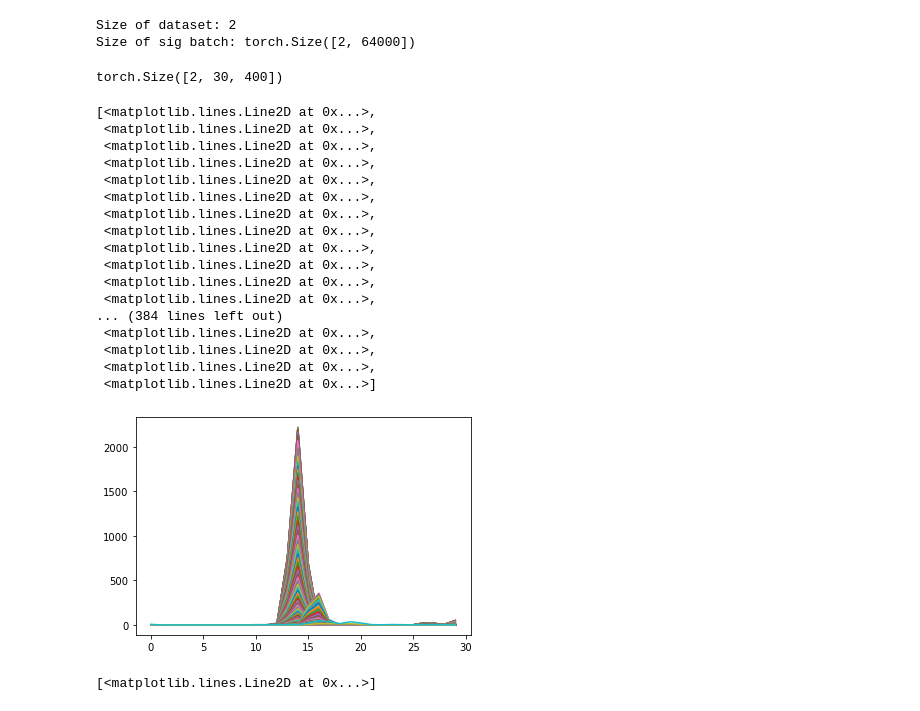
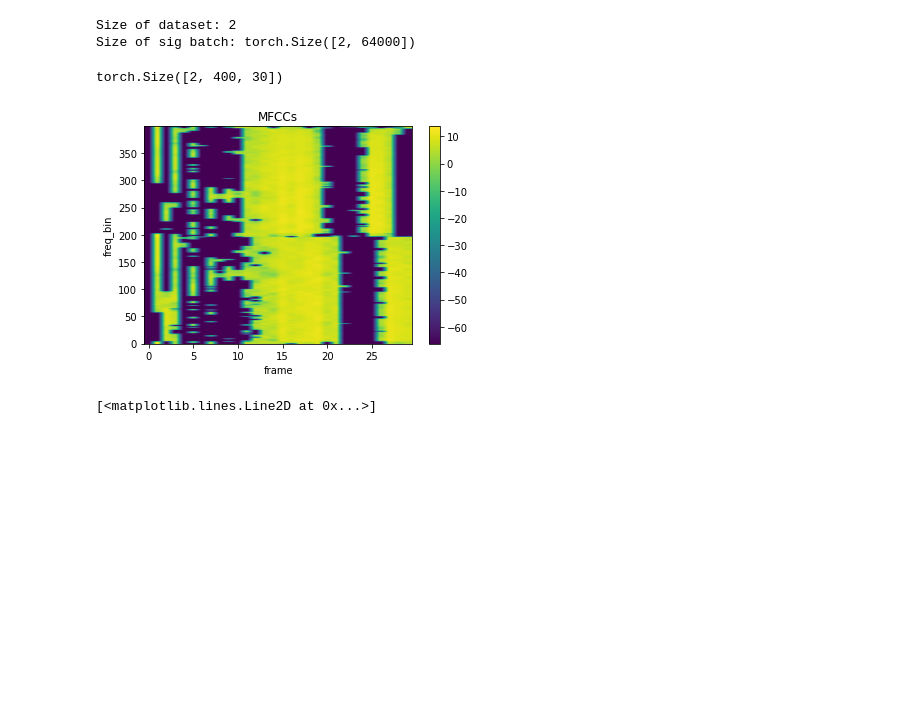
Before and after one commit to abargum/DDSP-Experiments, a Jupyter notebook: tests.ipynb, the cells around one changed output. Cells and saved outputs as stored; diff of their text form; code cells hidden in the pictures; blank space fills up the shorter version.

```diff
--- a/tests.ipynb
+++ b/tests.ipynb
@@ -149,39 +68,47 @@ class Torch_MFCC_Extractor(torch.nn.Module):
+# %%
+class Torch_MFCC_Extractor(torch.nn.Module):
+    def __init__(self, n_fft, sample_rate, block_size, device):
+        super().__init__()
+        self.n_fft = n_fft
+        self.sample_rate = sample_rate
+        self.block_size = block_size
+        self.device = device
+
+        self.mfcc = torchaudio.transforms.MFCC(sample_rate=sample_rate,
+                                            n_mfcc=30,
+                                            log_mels=True,
+                                            melkwargs={"n_fft": self.n_fft, "hop_length": self.block_size, "center": True}
+                                            ).to(device)
+
+    def forward(self, sig):
+        length = sig.shape[-1] // self.block_size
+        mfccs = self.mfcc(sig)
+        return mfccs[:, :, :length].permute(0, 2, 1)
+
+def plot_spectrogram(specgram, title=None, ylabel="freq_bin"):
+    fig, axs = plt.subplots(1, 1)
+    axs.set_title(title or "MFCCs")
+    axs.set_ylabel(ylabel)
+    axs.set_xlabel("frame")
+    im = axs.imshow(librosa.power_to_db(specgram), origin="lower", aspect="auto")
+    fig.colorbar(im, ax=axs)
+    plt.show(block=False)
 # %%
 import matplotlib.pyplot as plt
 # from encoders import Torch_Loudness_Extractor, Loudness_Extractor
 block_size = 160
 n_fft = 1024
 
 mel_extractor = Torch_MFCC_Extractor(n_fft=n_fft, sample_rate=sample_rate, block_size=block_size, device='cpu')
 
 for batch in dataloader:
     mels = mel_extractor(batch)
     print(mels.shape)
 
-# first_batch = next(iter(dataloader))
-# f, S = loudness_extractor(first_batch)
-
-plt.plot(mels[0])
+plot_spectrogram(mels[0, :, :])
 # %% [output]
-torch.Size([2, 30, 400])
+torch.Size([2, 400, 30])
-[<matplotlib.lines.Line2D at 0x...>,
- <matplotlib.lines.Line2D at 0x...>,
- <matplotlib.lines.Line2D at 0x...>,
- <matplotlib.lines.Line2D at 0x...>,
- <matplotlib.lines.Line2D at 0x...>,
- <matplotlib.lines.Line2D at 0x...>,
- <matplotlib.lines.Line2D at 0x...>,
- <matplotlib.lines.Line2D at 0x...>,
- <matplotlib.lines.Line2D at 0x...>,
- <matplotlib.lines.Line2D at 0x...>,
- <matplotlib.lines.Line2D at 0x...>,
- <matplotlib.lines.Line2D at 0x...>,
-... (384 lines left out)
- <matplotlib.lines.Line2D at 0x...>,
- <matplotlib.lines.Line2D at 0x...>,
- <matplotlib.lines.Line2D at 0x...>,
- <matplotlib.lines.Line2D at 0x...>]
-[figure, old version]
+[figure, new version]
 # %%
 from encoders import Torch_Pitch_Extractor
 block_size = 160
```
Also changed, not shown: parts of 9 cells of this notebook, 15 other files.
